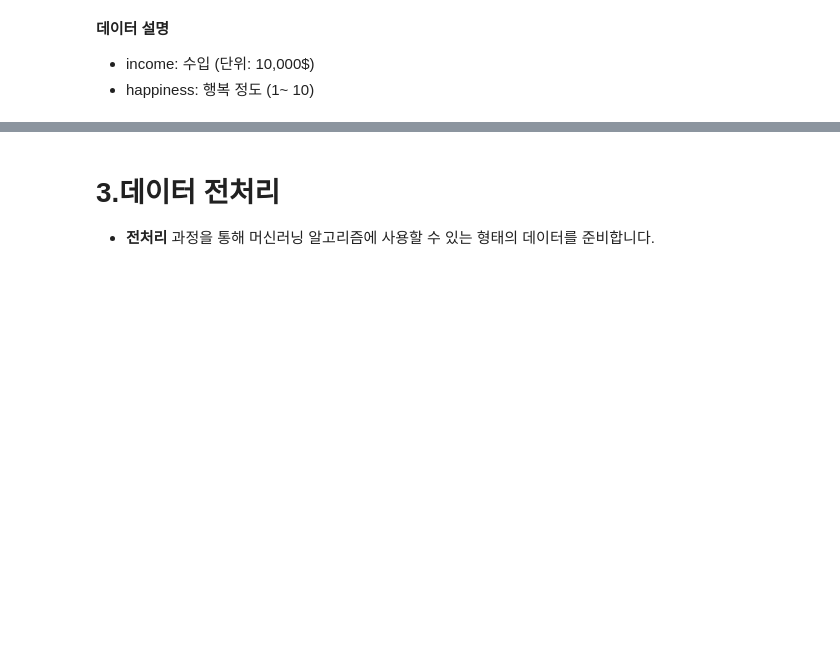
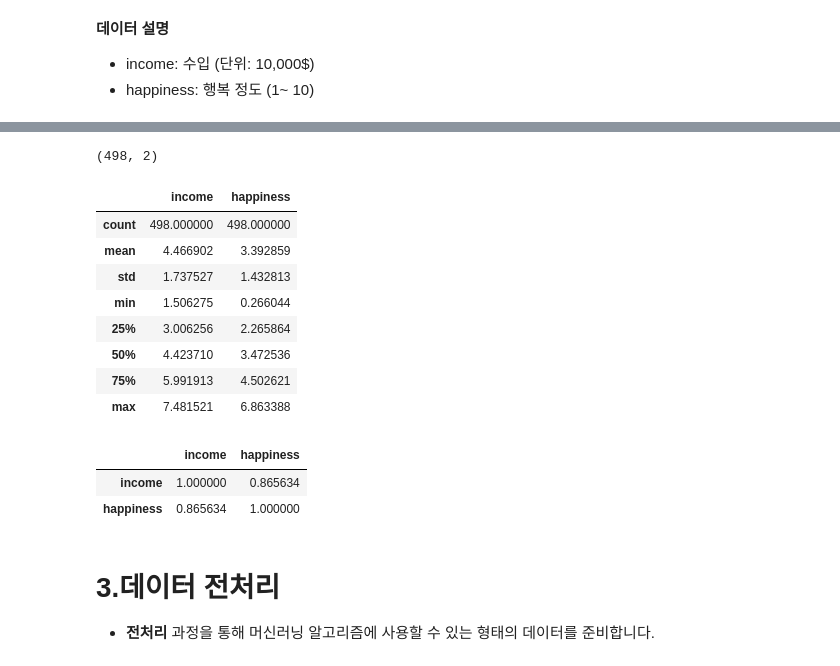
Before and after one commit to jexists/sk_network, a Jupyter notebook: 08.machine_learning/54_실습04_회귀성능1/실습04_회귀성능평가(Happy).ipynb, the cells around one changed output, grey strips where cells are left out. Drawn from its saved outputs; the diff is of its cells as text; code cells hidden in the pictures; blank space fills up the shorter version.

```diff
--- a/08.machine_learning/54_실습04_회귀성능1/실습04_회귀성능평가(Happy).ipynb
+++ b/08.machine_learning/54_실습04_회귀성능1/실습04_회귀성능평가(Happy).ipynb
@@ -13,0 +20,5 @@
+# %%
+# 데이터 읽어오기
+path = './../00_data/income_happy.csv'
+df = pd.read_csv(path)
+df.head()
@@ -29,9 +74,28 @@
 # %%
 # 데이터 크기 확인
+df.shape
+# %% [output]
+(498, 2)
 # %%
 # 기술통계 확인
+df.describe()
+# %% [output]
+|  | income | happiness |
+| count | 498.000000 | 498.000000 |
+| mean | 4.466902 | 3.392859 |
+| std | 1.737527 | 1.432813 |
+| min | 1.506275 | 0.266044 |
+| 25% | 3.006256 | 2.265864 |
+| 50% | 4.423710 | 3.472536 |
+| 75% | 5.991913 | 4.502621 |
+| max | 7.481521 | 6.863388 |
 # %%
 # 상관관계 확인
+df.corr()
+# %% [output]
+|  | income | happiness |
+| income | 1.000000 | 0.865634 |
+| happiness | 0.865634 | 1.000000 |
 # %% [markdown]
 # 3.데이터 전처리
 
```
Also changed, not shown: parts of 20 cells of this notebook, 1 other file.
